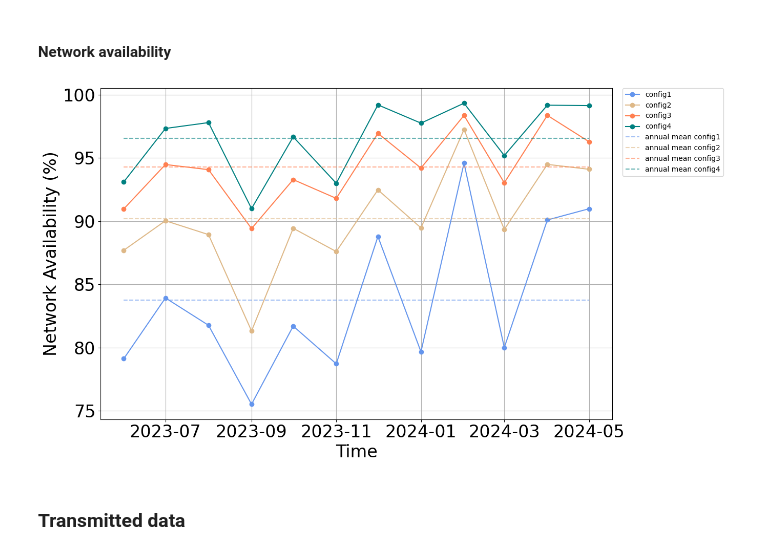
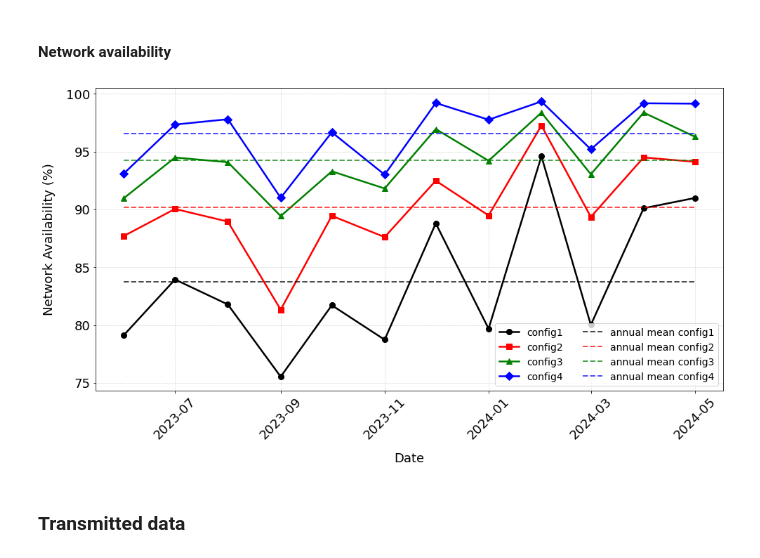
Before and after one commit to connor-a-casey/fso-simulation, a Jupyter notebook: data/output/Figures_rawdata_3.ipynb, the cells around one changed output. Saved outputs shown, nothing was run; the diff lists cells and outputs as text; code cells hidden in the pictures.

```diff
--- a/data/output/Figures_rawdata_3.ipynb
+++ b/data/output/Figures_rawdata_3.ipynb
@@ -62,34 +60,87 @@ config4_dyn_data
 # %% [markdown]
 #### Network availability
 # %%
-plt.figure(figsize=(14,8))
-color1 = 'cornflowerblue'
-color2 = 'burlywood'
-color3 = 'coral'
-color4 = 'teal'
-plt.plot(pd.to_datetime(config1_dyn_avai['Month']), config1_dyn_avai['Network Availability (%)'].astype(float), color = color1, label=f"config1", marker="o")
-plt.plot(pd.to_datetime(config2_dyn_avai['Month']), config2_dyn_avai['Network Availability (%)'].astype(float), color2 , label=f"config2", marker="o")
-plt.plot(pd.to_datetime(config3_dyn_avai['Month']), config3_dyn_avai['Network Availability (%)'].astype(float), color3, label=f"config3", marker="o")
-plt.plot(pd.to_datetime(config4_dyn_avai['Month']), config4_dyn_avai['Network Availability (%)'].astype(float), color4, label=f"config4", marker="o")
+import numpy as np
+import matplotlib.pyplot as plt
+import pandas as pd
 
-# Mean values
+# Assuming savgol_filter is imported and available
+from scipy.signal import savgol_filter
 
-plt.plot(pd.to_datetime(config1_dyn_avai['Month']), config1_dyn_avai['Network Availability (%)'].astype(float).mean() * np.ones(12), "--", color = color1, alpha=0.6, label=f"annual mean config1")
-plt.plot(pd.to_datetime(config2_dyn_avai['Month']), config2_dyn_avai['Network Availability (%)'].astype(float).mean() * np.ones(12), "--", color=color2, alpha=0.6, label=f"annual mean config2")
-plt.plot(pd.to_datetime(config3_dyn_avai['Month']), config3_dyn_avai['Network Availability (%)'].astype(float).mean() * np.ones(12), "--", color=color3, alpha=0.6, label=f"annual mean config3")
-plt.plot(pd.to_datetime(config4_dyn_avai['Month']), config4_dyn_avai['Network Availability (%)'].astype(float).mean() * np.ones(12), "--", color=color4, alpha=0.6, label=f"annual mean config4")
+plt.rcParams["figure.figsize"] = [10, 6]
+plt.rcParams["figure.autolayout"] = True
+plt.rcParams.update({'font.size': 18})
 
-plt.grid()
-plt.xlabel('Time')
-#plt.yscale("log")
-plt.ylabel('Network Availability (%)')
+# Loading CSV files
+config1_dyn_data = pd.read_csv("/Users/ccasey/Downloads/config1/dynamic_analysis/data_throughput/monthly_data_throughput.csv", delimiter=",", dtype=str)
+config1_dyn_avai = pd.read_csv("/Users/ccasey/Downloads/config1/dynamic_analysis/network_availability/monthly_network_availability.csv", delimiter=",", dtype=str)
 
-#plt.title('Network Availability (%) in dynamic scenarios')
-#plt.legend(loc = "lower right" , prop={'size': 15})
-plt.legend(bbox_to_anchor=(1.02, 1), loc='upper left', borderaxespad=0, prop={'size': 10})
-plt.savefig('00_network_availability.svg')
+config2_dyn_data = pd.read_csv("/Users/ccasey/Downloads/config2/dynamic_analysis/data_throughput/monthly_data_throughput.csv", delimiter=",", dtype=str)
+config2_dyn_avai = pd.read_csv("/Users/ccasey/Downloads/config2/dynamic_analysis/network_availability/monthly_network_availability.csv", delimiter=",", dtype=str)
+
+config3_dyn_data = pd.read_csv("/Users/ccasey/Downloads/config3/dynamic_analysis/data_throughput/monthly_data_throughput.csv", delimiter=",", dtype=str)
+config3_dyn_avai = pd.read_csv("/Users/ccasey/Downloads/config3/dynamic_analysis/network_availability/monthly_network_availability.csv", delimiter=",", dtype=str)
+
+config4_dyn_data = pd.read_csv("/Users/ccasey/Downloads/config4/dynamic_analysis/data_throughput/monthly_data_throughput.csv", delimiter=",", dtype=str)
+config4_dyn_avai = pd.read_csv("/Users/ccasey/Downloads/config4/dynamic_analysis/network_availability/monthly_network_availability.csv", delimiter=",", dtype=str)
+
+# Plotting
+plt.figure(figsize=(14, 8))
+
+# Define new color scheme based on the inspiration
+color1 = 'black'
+color2 = 'red'
+color3 = 'green'
+color4 = 'blue'
+
+# Adjust line width and marker size
+line_width = 2.5
+marker_size = 8
+
+# Plot the data for each configuration with the correct color argument
+plt.plot(pd.to_datetime(config1_dyn_avai['Month']).values,
+         config1_dyn_avai['Network Availability (%)'].astype(float).values,
+         color=color1, label="config1", marker="o", markersize=marker_size, linewidth=line_width)
+plt.plot(pd.to_datetime(config2_dyn_avai['Month']).values,
+         config2_dyn_avai['Network Availability (%)'].astype(float).values,
+         color=color2, label="config2", marker="s", markersize=marker_size, linewidth=line_width)
+plt.plot(pd.to_datetime(config3_dyn_avai['Month']).values,
+         config3_dyn_avai['Network Availability (%)'].astype(float).values,
+         color=color3, label="config3", marker="^", markersize=marker_size, linewidth=line_width)
+plt.plot(pd.to_datetime(config4_dyn_avai['Month']).values,
+         config4_dyn_avai['Network Availability (%)'].astype(float).values,
+         color=color4, label="config4", marker="D", markersize=marker_size, linewidth=line_width)
+
+# Plot mean values for each configuration (dashed lines for means)
+plt.plot(pd.to_datetime(config1_dyn_avai['Month']).values,
+         [config1_dyn_avai['Network Availability (%)'].astype(float).mean()] * len(config1_dyn_avai),
+         "--", color=color1, alpha=0.7, label="annual mean config1", linewidth=2)
+plt.plot(pd.to_datetime(config2_dyn_avai['Month']).values,
+         [config2_dyn_avai['Network Availability (%)'].astype(float).mean()] * len(config2_dyn_avai),
+         "--", color=color2, alpha=0.7, label="annual mean config2", linewidth=2)
+plt.plot(pd.to_datetime(config3_dyn_avai['Month']).values,
+         [config3_dyn_avai['Network Availability (%)'].astype(float).mean()] * len(config3_dyn_avai),
+         "--", color=color3, alpha=0.7, label="annual mean config3", linewidth=2)
+plt.plot(pd.to_datetime(config4_dyn_avai['Month']).values,
+         [config4_dyn_avai['Network Availability (%)'].astype(float).mean()] * len(config4_dyn_avai),
+         "--", color=color4, alpha=0.7, label="annual mean config4", linewidth=2)
+
+# Customizing the plot
+plt.grid(True, which='both', linestyle='--', linewidth=0.5, alpha=0.7)
+plt.xlabel('Date', labelpad=15)
+plt.ylabel('Network Availability (%)', labelpad=15)
+plt.xticks(rotation=45)
+plt.tight_layout()
+
+# Adjust legend inside the plot
+plt.legend(loc='lower right', ncol=2, borderaxespad=0.5, fontsize=14)
+
+# Save the plot in a high-quality format if needed
+plt.savefig('00_network_availability.svg', format='svg')
+
+plt.show()
 # %% [output]
-[figure, old version]
+[figure, new version]
 # %% [markdown]
 ### Transmitted data
 # %%
```
Also changed, not shown: parts of 18 cells of this notebook, 8 other files.
